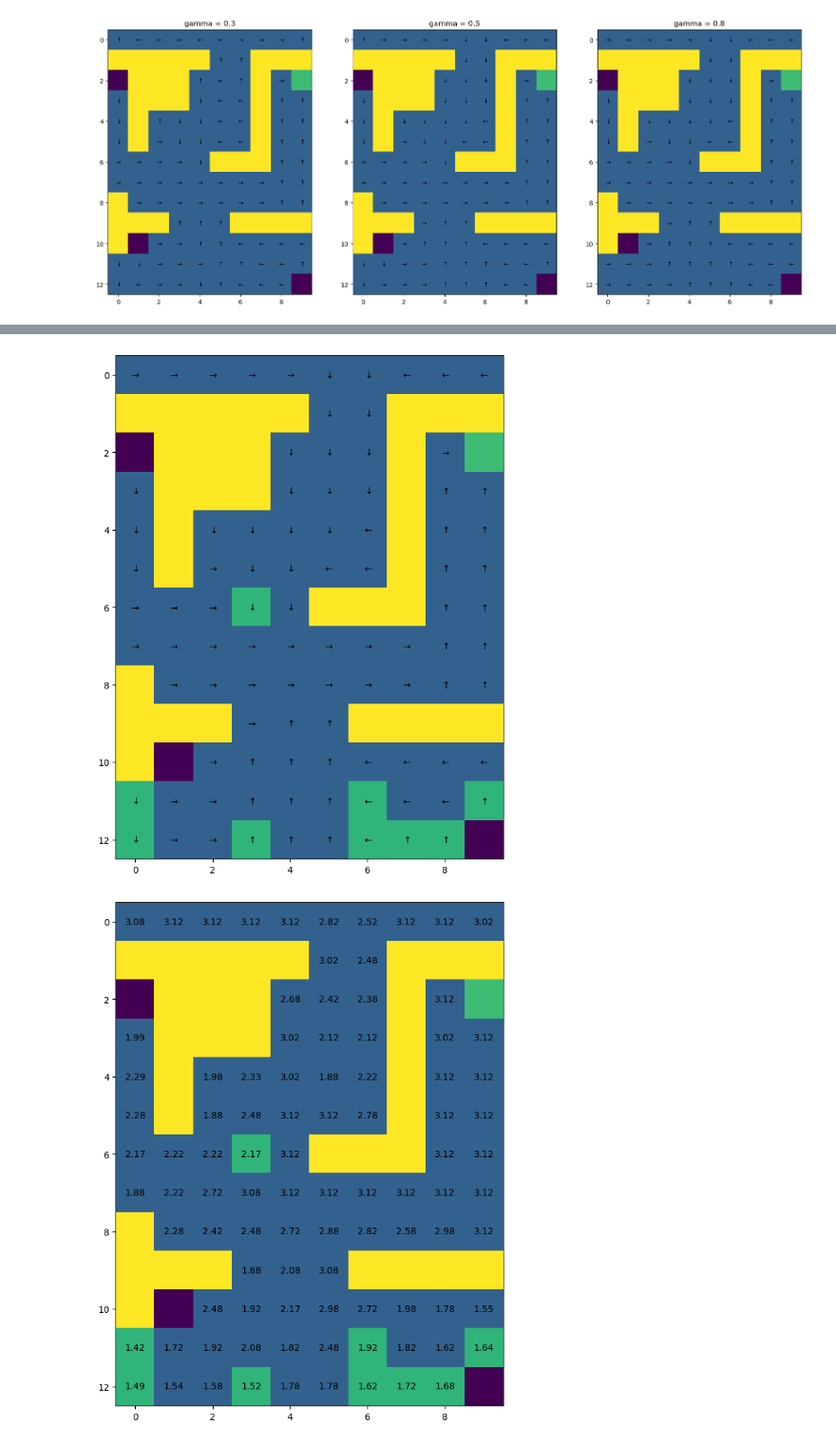
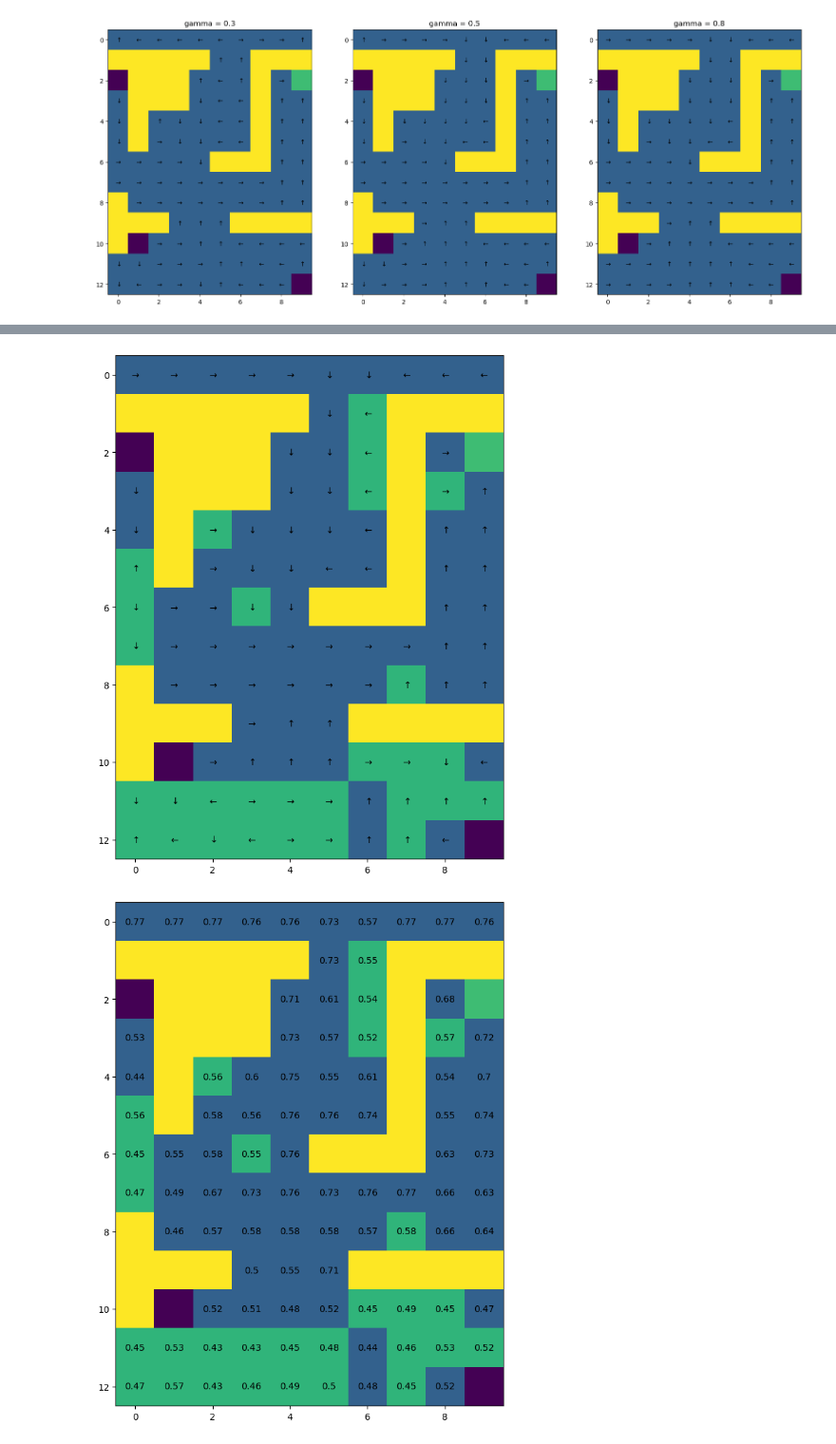
Before and after one commit to GuoYipeng279/reinforcemant, a Jupyter notebook: coursework_1.ipynb, the cells around one changed output, grey strips where cells are left out. Shown: that part at 95% size. Drawn from its saved outputs; the diff is of its cells as text; code cells hidden in the pictures.

```diff
--- a/coursework_1.ipynb
+++ b/coursework_1.ipynb
@@ -107,7 +108,7 @@ class GraphicsMaze(object):
       plt.text(location[1], location[0], round(value,2), ha='center', va='center') # Place it on graph
     plt.show()
 
-  def draw_deterministic_policy_grid(self, Policies, title, n_columns, n_lines):
+  def draw_deterministic_policy_grid(self, Policies, title, n_columns, n_lines,same):
     """
     Draw a grid representing multiple deterministic policies
     input: Policies {np.array of np.array} -- array of policies to draw (each should be an array of values between 0 and 3 (actions))
@@ -116,7 +117,8 @@ class GraphicsMaze(object):
     plt.figure(figsize=(20,20))
     for subplot in range (len(Policies)): # Go through all policies
       ax = plt.subplot(n_columns, n_lines, subplot+1) # Create a subplot for each policy
-      ax.imshow(self.walls+self.rewarders) # Create the graph of the Maze
+      if same is None: same = np.zeros(self.walls.shape)
+      ax.imshow(self.walls+self.rewarders+same) # Create the graph of the Maze
       for state, action in enumerate(Policies[subplot]):
         if(self.absorbing[0,state]): # If it is an absorbing state, don't plot any action
           continue
@@ -127,16 +129,16 @@ class GraphicsMaze(object):
       ax.title.set_text(title[subplot]) # Set the title for the graph given as argument
     plt.show()
 
-  def draw_policy_grid(self, Policies, title, n_columns, n_lines):
+  def draw_policy_grid(self, Policies, title, n_columns, n_lines,same=None):
     """
     Draw a grid representing multiple policies (draw an arrow in the most probable direction)
     input: Policy {np.array} -- array of policies to draw as probability
     output: /
     """
     deterministic_policies = np.array([[np.argmax(Policy[row,:]) for row in range(Policy.shape[0])] for Policy in Policies])
-    self.draw_deterministic_policy_grid(deterministic_policies, title, n_columns, n_lines)
+    self.draw_deterministic_policy_grid(deterministic_policies, title, n_columns, n_lines,same)
 
-  def draw_value_grid(self, Values, title, n_columns, n_lines,k=1):
+  def draw_value_grid(self, Values, title, n_columns, n_lines,k=1,same=None):
     """
     Draw a grid representing multiple policy values
     input: Values {np.array of np.array} -- array of policy values to draw
@@ -145,7 +147,8 @@ class GraphicsMaze(object):
     plt.figure(figsize=(20,20))
     for subplot in range (len(Values)): # Go through all values
       ax = plt.subplot(n_columns, n_lines, subplot+1) # Create a subplot for each value
-      ax.imshow(self.walls+self.rewarders) # Create the graph of the Maze
+      if same is None: same = np.zeros(self.walls.shape)
+      ax.imshow(self.walls+self.rewarders+same) # Create the graph of the Maze
       for state, value in enumerate(Values[subplot]):
         if(self.absorbing[0,state]): # If it is an absorbing state, don't plot any value
           continue
@@ -460,7 +463,7 @@ class MC_agent(object):
 
   # [Action required]
   # WARNING: make sure this function can be called by the auto-marking script
-  def solve(self, env:Maze, epsilon=0.1):
+  def solve(self, env:Maze, epsilon=0.3):
     """
     Solve a given Maze environment using Monte Carlo learning
     input: env {Maze object} -- Maze to solve
@@ -488,7 +491,7 @@ class MC_agent(object):
     # You should not use env.get_T(), env.get_R() or env.get_absorbing() to compute any value
     ####
 
-    for epoch in range(800):
+    for epoch in range(1500):
       # epoch += 1
       delta = 0
       t, state, reward, done = env.reset()
@@ -515,12 +518,12 @@ class MC_agent(object):
           R[s][a].append(G)
           lis = [(sum(ra),len(ra)) for ra in R[s]]
           V[s] = sum(ele[0] for ele in lis)/sum(ele[1] for ele in lis)
-          values.append(V[:])
           Q[s,a] = sum(R[s][a])/len(R[s][a])
           actions = np.ones(env.get_action_size())*epsilon/env.get_action_size()
           actions[np.argmax(Q[s])] = 1.-epsilon+epsilon/env.get_action_size()
           delta = max(delta,np.max(policy[s]-actions))
           policy[s] = actions
+      values.append(deepcopy(V))
 
     return policy, values, total_rewards
 # %% [markdown]
@@ -532,7 +535,7 @@ class TD_agent(object):
 
   # [Action required]
   # WARNING: make sure this function can be called by the auto-marking script
-  def solve(self, env:Maze):
+  def solve(self, env:Maze,epsilon = 0.3,alpha = 0.3):
     """
     Solve a given Maze environment using Temporal Difference learning
     input: env {Maze object} -- Maze to solve
@@ -547,11 +550,9 @@ class TD_agent(object):
     for i,s in enumerate(env.get_absorbing()[0]):
       if s:Q[i,:] = 0.
     V = np.zeros(env.get_state_size())
-    epsilon = 0.1
     policy = np.ones((env.get_state_size(), env.get_action_size()))*epsilon
     values = [V]
     total_rewards = []
-    alpha = 0.5
 
     ####
     # Add your code here
@@ -559,7 +560,7 @@ class TD_agent(object):
     # You should not use env.get_T(), env.get_R() or env.get_absorbing() to compute any value
     ####
 
-    for epoch in range(800):
+    for epoch in range(1500):
       rew = []
       t, state, reward, done = env.reset()
       action = np.argmax(Q[state])
@@ -570,10 +571,10 @@ class TD_agent(object):
         action1 = np.argmax(Q[state1])
         d = reward+env.get_gamma()*V[state1]-V[state]
         V[state] = V[state]+alpha*d
-        values.append(V[:])
         Q[state,action] = Q[state,action] + alpha*(reward+env.get_gamma()*Q[state1,action1]-Q[state,action])
         state, action = state1, action1
         rew.append(reward)
+      values.append(deepcopy(V))
       total_rewards.append(rew)
 
     for s in range(len(policy)):
@@ -682,10 +683,10 @@ rerun = 50
 save = np.zeros((maze.get_state_size(),maze.get_action_size(),rerun))
 rew = []
 for i in range(rerun):
-    print('Rerun',i)
+    print('Rerun',i,end='')
 
-    mc_agent = MC_agent()
-    mc_policy, mc_values, mc_total_rewards = mc_agent.solve(maze,0.5)
+    mc_agent = TD_agent()
+    mc_policy, mc_values, mc_total_rewards = mc_agent.solve(maze,0.3,0.5)
 
     # print("Results of the MC agent:\n")
     # maze.get_graphics().draw_policy(mc_policy)
@@ -713,14 +698,14 @@ Rerun 49
 # %%
-stats = np.sum(save[:,:,:50],2)/10
+stats = np.sum(save[:,:,:50],2)/50
 ratio = np.max(stats,1)
 same = np.zeros(maze._shape)
 for s in range(maze.get_state_size()):
     if np.argmax(stats[s]) != np.argmax(dp_policy[s]): same[maze._get_loc_from_state(s)] = 10
 maze.get_graphics().draw_policy(stats,same=same)
 maze.get_graphics().draw_value(ratio,same=same)
 # %% [output]
-[figure, old version]
+[figure, new version]
-[figure, old version]
+[figure, new version]
 # %%
 reward = []
 for r in range(rerun):
```
Also changed, not shown: parts of 9 cells of this notebook, 8 other files.
